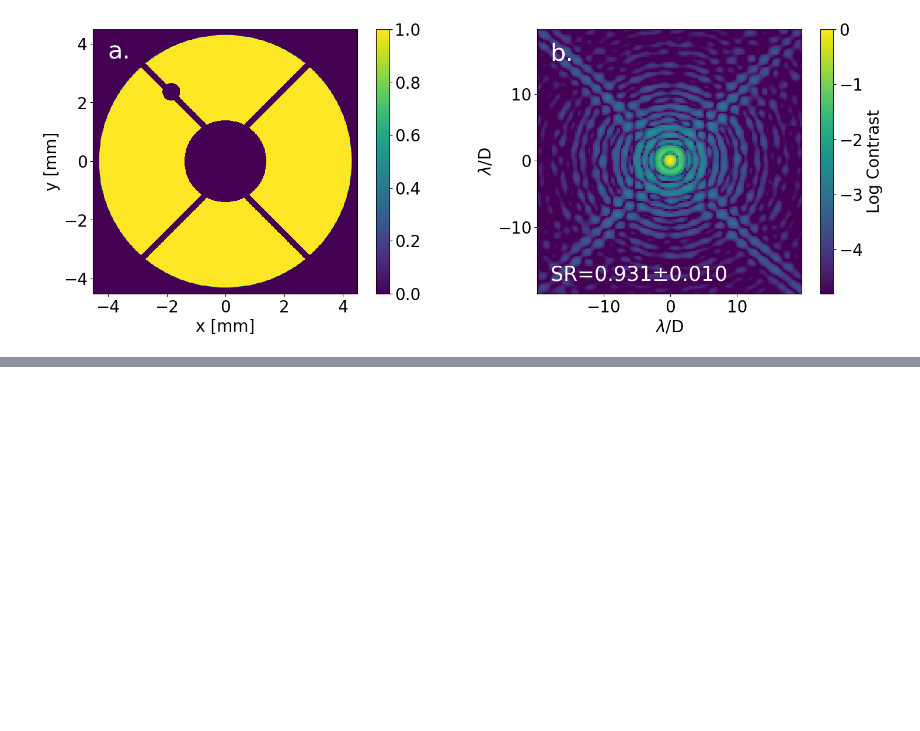
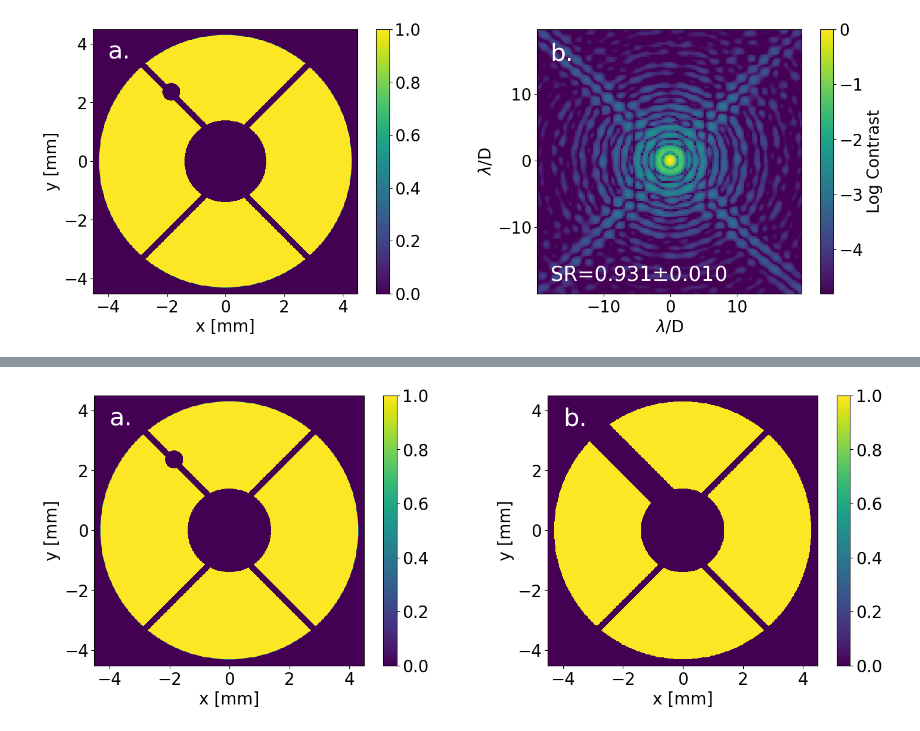
Before and after one commit to magao-x/magaox_poppy, a Jupyter notebook: fresnel_prop/output/fig_psf_sr_common.ipynb, the cells around one changed output, grey strips where cells are left out. Saved outputs shown, nothing was run; the diff lists cells and outputs as text; code cells hidden in the pictures; blank space fills up the shorter version.

```diff
--- a/fresnel_prop/output/fig_psf_sr_common.ipynb
+++ b/fresnel_prop/output/fig_psf_sr_common.ipynb
@@ -75,0 +96,39 @@ plt.show()
+# %%
+# coronagraphic pupil image
+# open the vapp pupil
+vapp_pupil_fits = fits.open(data_dir+'coronagraph/vAPP_trans_2PSF_538_4x_656nm.fits')[0]
+vapp_pixscale = vapp_pupil_fits.header['puplscal']*u.m/u.pix
+vapp_pupil = vapp_pupil_fits.data
+# set the axis values for the bump mask
+box_vapp = int(vapp_pupil.shape[0]/2)
+rk_vapp = np.linspace(-box_vapp, box_vapp, (box_vapp*2), endpoint=False) * u.pix
+rks_vapp = ((rk_vapp*vapp_pixscale).to(u.mm))
+
+matplotlib.rcParams["font.size"]=20
+plt.figure(figsize=[18,6], dpi=100, facecolor='white')
+
+plt.subplot(121)
+rks_extent = [np.amin(rks).value, np.amax(rks).value,
+              np.amin(rks).value, np.amax(rks).value]
+plt.imshow(bump_mask, origin='lower', extent=rks_extent)
+plt.xticks([-4, -2, 0, 2, 4])
+plt.yticks([-4, -2, 0, 2, 4])
+plt.xlabel('x [{0}]'.format(str(rks.unit)))
+plt.ylabel('y [{0}]'.format(str(rks.unit)))
+plt.text(-4, 3.5, 'a.', fontsize=30, color='white')
+plt.colorbar()#.set_label(str(wfe_tweeter['surf'].unit))
+
+plt.subplot(122)
+rks_vapp_extent = [np.amin(rks_vapp).value, np.amax(rks_vapp).value,
+              np.amin(rks_vapp).value, np.amax(rks_vapp).value]
+plt.imshow(vapp_pupil, origin='lower', extent=rks_vapp_extent)
+plt.xticks([-4, -2, 0, 2, 4])
+plt.yticks([-4, -2, 0, 2, 4])
+plt.xlabel('x [{0}]'.format(str(rks_vapp.unit)))
+plt.ylabel('y [{0}]'.format(str(rks_vapp.unit)))
+plt.text(-4, 3.5, 'b.', fontsize=30, color='white')
+plt.colorbar()
+
+plt.show()
+# %% [output]
+[figure, added]
```
Also changed, not shown: parts of 1 cell of this notebook.
